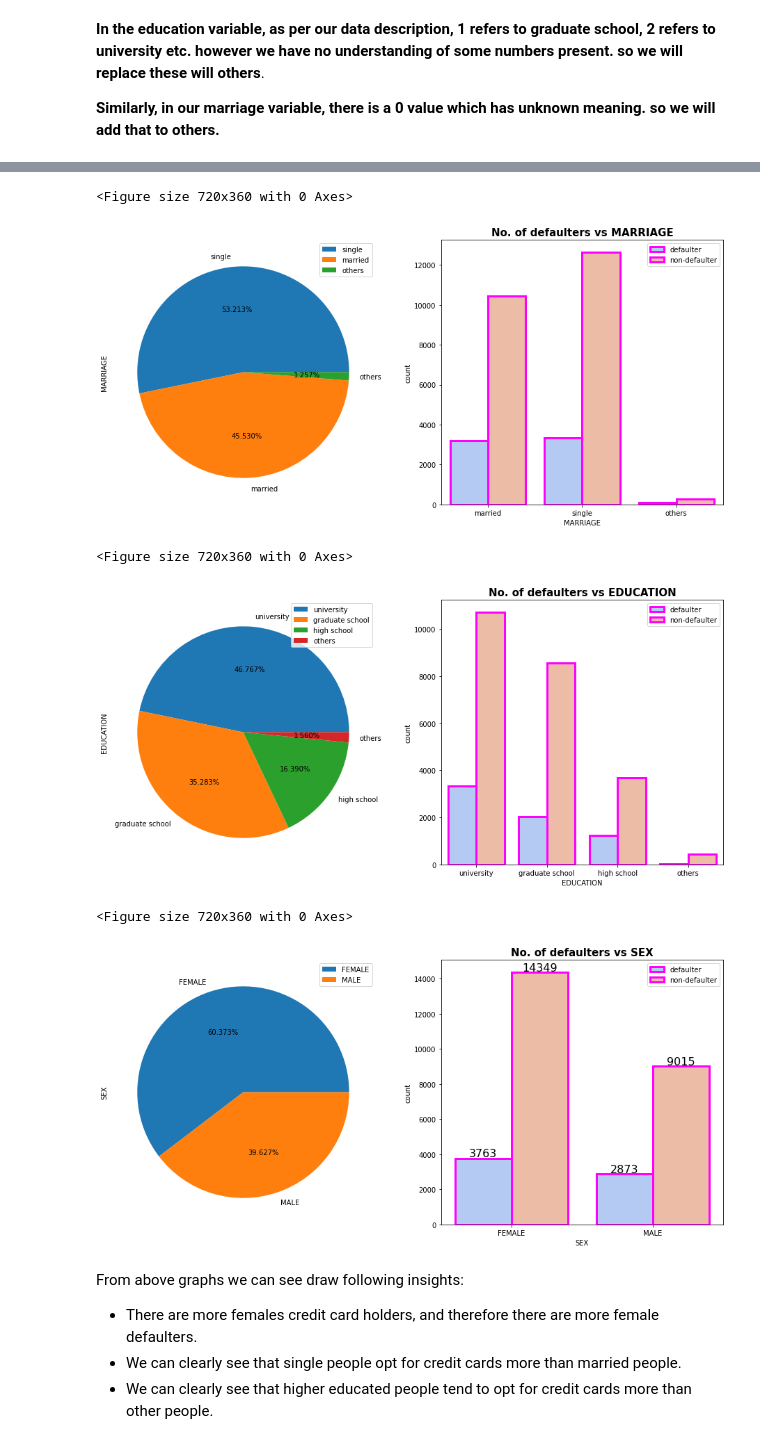
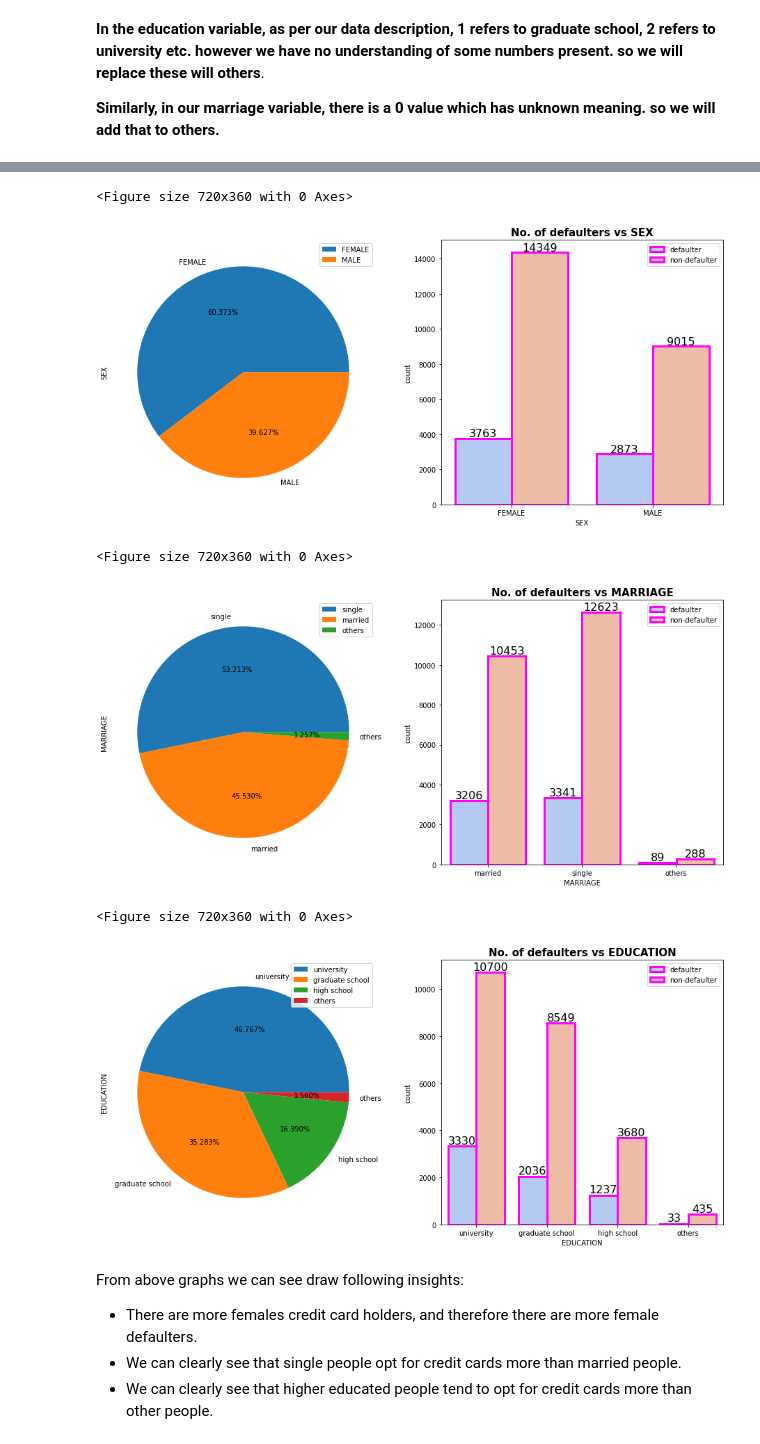
Before and after one commit to gopaljigupta45/CREDIT_CARD_DEFAULT_PREDICTION, a Jupyter notebook: Credit_Card_Default_Prediction_GOPAL_JI_GUPTA_Capstone_Project.ipynb, the cells around one changed output, grey strips where cells are left out. Saved outputs shown, nothing was run; the diff lists cells and outputs as text; code cells hidden in the pictures.

```diff
--- a/Credit_Card_Default_Prediction_GOPAL_JI_GUPTA_Capstone_Project.ipynb
+++ b/Credit_Card_Default_Prediction_GOPAL_JI_GUPTA_Capstone_Project.ipynb
@@ -272,8 +271,10 @@ Name: EDUCATION, dtype: int64
 
 **Similarly, in our marriage variable, there is a 0 value which has unknown meaning. so we will add that to others.**
 # %%
-# As we can see that there are numerical values in these variables. so lets replace them with original meanings
-cat_var_df.replace({'SEX': {1 : 'MALE', 2 : 'FEMALE'},
+# As we can see that there are numerical values in these variables. so lets replace them with their original meanings.
+# Although these variables have been label encoded, passing them to our models as they are will affect our accuracy
+# we will need to do one hot encoding for these variables.
+df.replace({'SEX': {1 : 'MALE', 2 : 'FEMALE'},
                    'EDUCATION' : {1 : 'graduate school', 2 : 'university', 3 : 'high school', 4 : 'others', 5:'others',6:'others', 0:'others'},
                    'MARRIAGE' : {1 : 'married', 2 : 'single', 3 : 'others', 0 : 'others'}, 'is_defaulter' :{1:'defaulter',0:'non-defaulter'}},
                    inplace = True )
@@ -289,31 +290,32 @@ cat_var_df.head()
 # %%
 # Now Plotting the value counts of these categorical variables.
 # Also visualizing the relationship of these variables with our dependent variable using subplots on the above categorical dataframe.
-for col in cat_var_df.columns[:-1]:
+categorical_features = ['SEX','MARRIAGE','EDUCATION']
+for col in categorical_features:
   plt.figure(figsize=(10,5))
   fig, axes = plt.subplots(ncols=2,figsize=(16,7))
 
   # Plotting the value counts of categorical variables using pie chart.
-  cat_var_df[col].value_counts().plot(kind="pie",autopct='%1.3f%%',ax = axes[0],subplots=True, legend=True)
+  df[col].value_counts().plot(kind="pie",autopct='%1.3f%%',ax = axes[0],subplots=True, legend=True)
 
   # Plotting the relationship between above categorical features and our dependent variables using count plot.
-  ax = sns.countplot(x=col, data=cat_var_df,  palette = 'coolwarm', hue="is_defaulter" ,edgecolor = 'magenta',lw =3)
+  ax = sns.countplot(x=col, data=df,  palette = 'coolwarm', hue="is_defaulter" ,edgecolor = 'magenta',lw =3)
 
   # Setting the legend at the best location and setting the title.
   plt.legend(loc='best')
   plt.title(f'No. of defaulters vs {col}',weight ='bold', fontsize= 15)
 
 # Annotating the counts in countplot charts.
-for p in ax.patches:
+  for p in ax.patches:
     height = p.get_height()
     ax.text(p.get_x()+p.get_width()/2, height+100, '{:1.0f}'.format(height),ha = "center", fontsize= 16)
 # %% [output]
 <Figure size 720x360 with 0 Axes>
-[figure, old version]
+[figure, new version]
 <Figure size 720x360 with 0 Axes>
-[figure, old version]
+[figure, new version]
 <Figure size 720x360 with 0 Axes>
-[figure, old version]
+[figure, new version]
 # %% [markdown]
 From above graphs we can see draw following insights:
 
```
Also changed, not shown: parts of 18 cells of this notebook.
